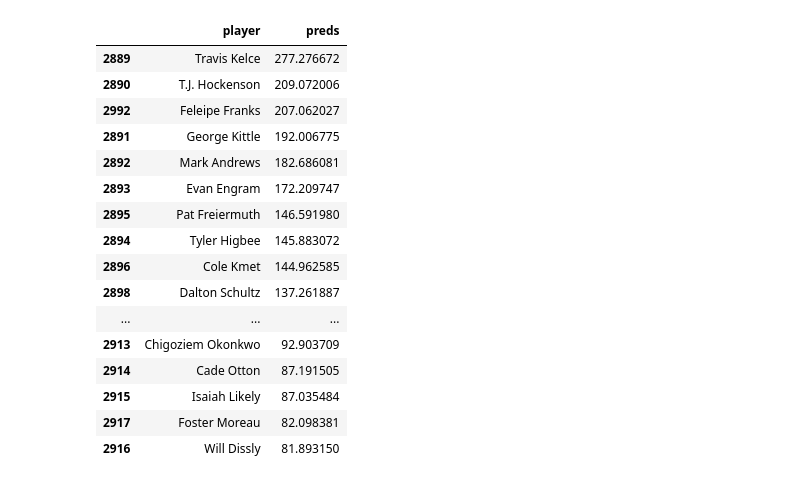
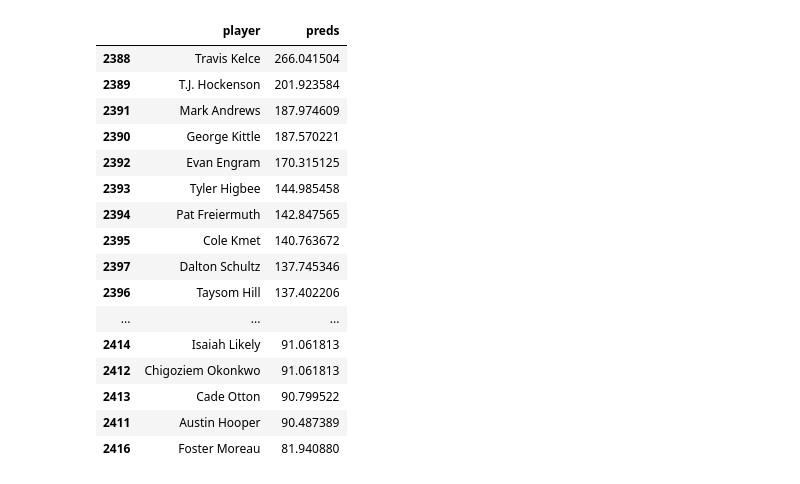
Before and after one commit to ffb-optimal-draft/ffb-draft-strategy, a Jupyter notebook: ian_modeling.ipynb, the cells around one changed output. Saved outputs shown, nothing was run; the diff lists cells and outputs as text; code cells hidden in the pictures.

```diff
--- a/ian_modeling.ipynb
+++ b/ian_modeling.ipynb
@@ -374,3 +344,3 @@ te_df.head()
 # %%
 te_cols = ['age','g','gs','tgt','rec','rec_yards','y/r','rec_tds','fmb','fl','rush_rec_tds','ppr_pts','pos_rank',
-           'avg_draft_pos','avg_draft_pos_ppr','adp_by_pos','round']
+           'avg_draft_pos','avg_draft_pos_ppr','adp_by_pos','round', 'rec%']
@@ -379,8 +347,7 @@ te_inverse_cols = ['fmb','fl','pos_rank','avg_draft_pos','avg_draft_pos_ppr','ad
-# %%
-for col in te_inverse_cols:
-    te_df[col] = te_df[col] * -1
+# %%
+te_df = te_df[(te_df['player']!='Richard Rodgers') & (te_df['player']!='Feleipe Franks')]
 # %%
-te_preds, te_val_preds, te_2022 = xgb_modeling(te_df, te_cols)
+te_preds, te_val_preds, te_2023, te_2022 = xgb_modeling(te_df, te_cols)
 # %%
 rmse(te_preds, 'baseline')
 # %% [output]
@@ -396,20 +363,20 @@ rmse(te_val_preds,'xgb_val_preds')
 # %%
-te_2022.sort_values('preds',ascending=False).head(30)
+te_2023.sort_values('preds',ascending=False).head(30)
 # %% [output]
 |  | player | preds |
-| 2889 | Travis Kelce | 277.276672 |
-| 2890 | T.J. Hockenson | 209.072006 |
-| 2992 | Feleipe Franks | 207.062027 |
-| 2891 | George Kittle | 192.006775 |
-| 2892 | Mark Andrews | 182.686081 |
-| 2893 | Evan Engram | 172.209747 |
-| 2895 | Pat Freiermuth | 146.591980 |
-| 2894 | Tyler Higbee | 145.883072 |
-| 2896 | Cole Kmet | 144.962585 |
-| 2898 | Dalton Schultz | 137.261887 |
+| 2388 | Travis Kelce | 266.041504 |
+| 2389 | T.J. Hockenson | 201.923584 |
+| 2391 | Mark Andrews | 187.974609 |
+| 2390 | George Kittle | 187.570221 |
+| 2392 | Evan Engram | 170.315125 |
+| 2393 | Tyler Higbee | 144.985458 |
+| 2394 | Pat Freiermuth | 142.847565 |
+| 2395 | Cole Kmet | 140.763672 |
+| 2397 | Dalton Schultz | 137.745346 |
+| 2396 | Taysom Hill | 137.402206 |
 | ... | ... | ... |
-| 2913 | Chigoziem Okonkwo | 92.903709 |
-| 2914 | Cade Otton | 87.191505 |
-| 2915 | Isaiah Likely | 87.035484 |
-| 2917 | Foster Moreau | 82.098381 |
-| 2916 | Will Dissly | 81.893150 |
+| 2414 | Isaiah Likely | 91.061813 |
+| 2412 | Chigoziem Okonkwo | 91.061813 |
+| 2413 | Cade Otton | 90.799522 |
+| 2411 | Austin Hooper | 90.487389 |
+| 2416 | Foster Moreau | 81.940880 |
```
Also changed, not shown: parts of 38 cells of this notebook, 2 other files.
